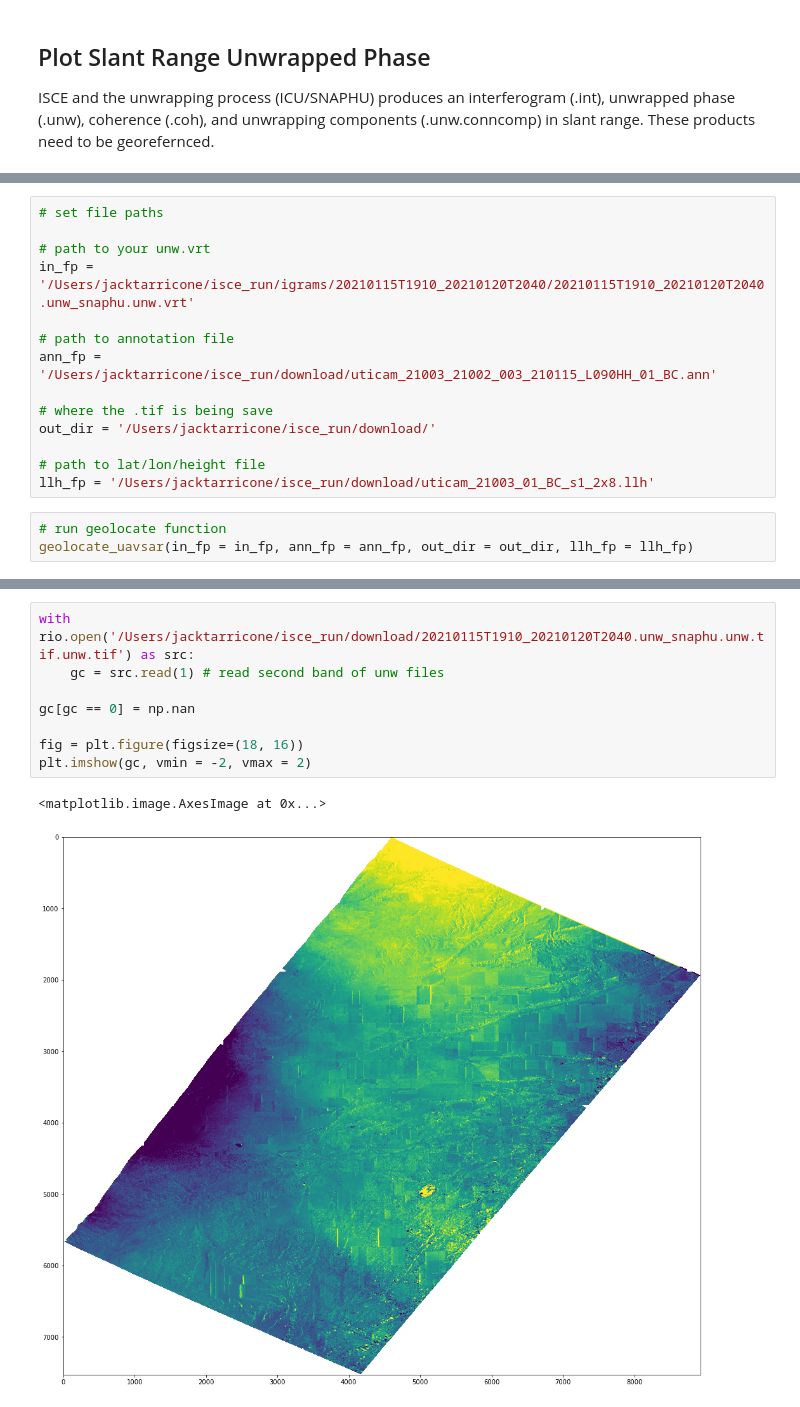
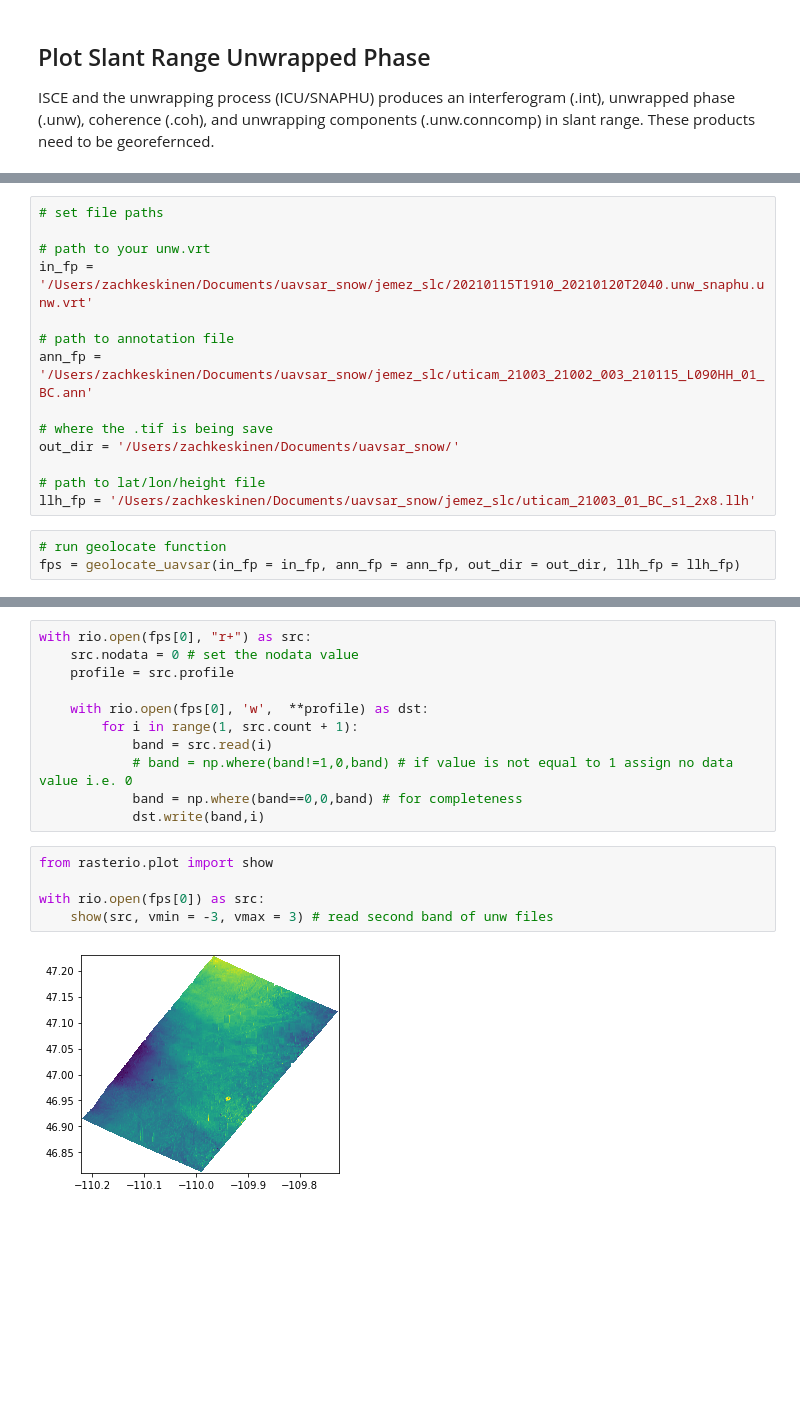
Before and after one commit to SnowEx/uavsar_snow, a Jupyter notebook: examples/carc_geolocate_test.ipynb, the cells around one changed output, grey strips where cells are left out. Drawn from its saved outputs; the diff is of its cells as text; blank space fills up the shorter version.

```diff
--- a/examples/carc_geolocate_test.ipynb
+++ b/examples/carc_geolocate_test.ipynb
@@ -28,19 +29,19 @@ plt.imshow(arr, vmin = -2, vmax = 2)
 # set file paths
 
 # path to your unw.vrt
-in_fp = '/Users/jacktarricone/isce_run/igrams/20210115T1910_20210120T2040/20210115T1910_20210120T2040.unw_snaphu.unw.vrt'
+in_fp = '/Users/zachkeskinen/Documents/uavsar_snow/jemez_slc/20210115T1910_20210120T2040.unw_snaphu.unw.vrt'
 
 # path to annotation file
-ann_fp = '/Users/jacktarricone/isce_run/download/uticam_21003_21002_003_210115_L090HH_01_BC.ann'
+ann_fp = '/Users/zachkeskinen/Documents/uavsar_snow/jemez_slc/uticam_21003_21002_003_210115_L090HH_01_BC.ann'
 
 # where the .tif is being save
-out_dir = '/Users/jacktarricone/isce_run/download/'
+out_dir = '/Users/zachkeskinen/Documents/uavsar_snow/'
 
 # path to lat/lon/height file
-llh_fp = '/Users/jacktarricone/isce_run/download/uticam_21003_01_BC_s1_2x8.llh'
+llh_fp = '/Users/zachkeskinen/Documents/uavsar_snow/jemez_slc/uticam_21003_01_BC_s1_2x8.llh'
 # %%
 # run geolocate function
-geolocate_uavsar(in_fp = in_fp, ann_fp = ann_fp, out_dir = out_dir, llh_fp = llh_fp)
+fps = geolocate_uavsar(in_fp = in_fp, ann_fp = ann_fp, out_dir = out_dir, llh_fp = llh_fp)
 # %% [output]
 ERROR 1: Too many points (529 out of 529) failed to transform, unable to compute output bounds.
 Warning 1: Unable to compute source region for output window 0,0,2232,1882, skipping.
@@ -53,11 +53,18 @@ Ignore error message: Unable to compute bounds. It is related
-# %%
-with rio.open('/Users/jacktarricone/isce_run/download/20210115T1910_20210120T2040.unw_snaphu.unw.tif.unw.tif') as src:
-    gc = src.read(1) # read second band of unw files
-
-gc[gc == 0] = np.nan
-
-fig = plt.figure(figsize=(18, 16))
-plt.imshow(gc, vmin = -2, vmax = 2)
-# %% [output]
-<matplotlib.image.AxesImage at 0x...>
-[figure, removed]
+# %%
+with rio.open(fps[0], "r+") as src:
+    src.nodata = 0 # set the nodata value
+    profile = src.profile
+
+    with rio.open(fps[0], 'w',  **profile) as dst:
+        for i in range(1, src.count + 1):
+            band = src.read(i)
+            # band = np.where(band!=1,0,band) # if value is not equal to 1 assign no data value i.e. 0
+            band = np.where(band==0,0,band) # for completeness
+            dst.write(band,i)
+# %%
+from rasterio.plot import show
+
+with rio.open(fps[0]) as src:
+    show(src, vmin = -3, vmax = 3) # read second band of unw files
+# %% [output]
+[figure, added]
```
Also changed, not shown: parts of 3 cells of this notebook.
